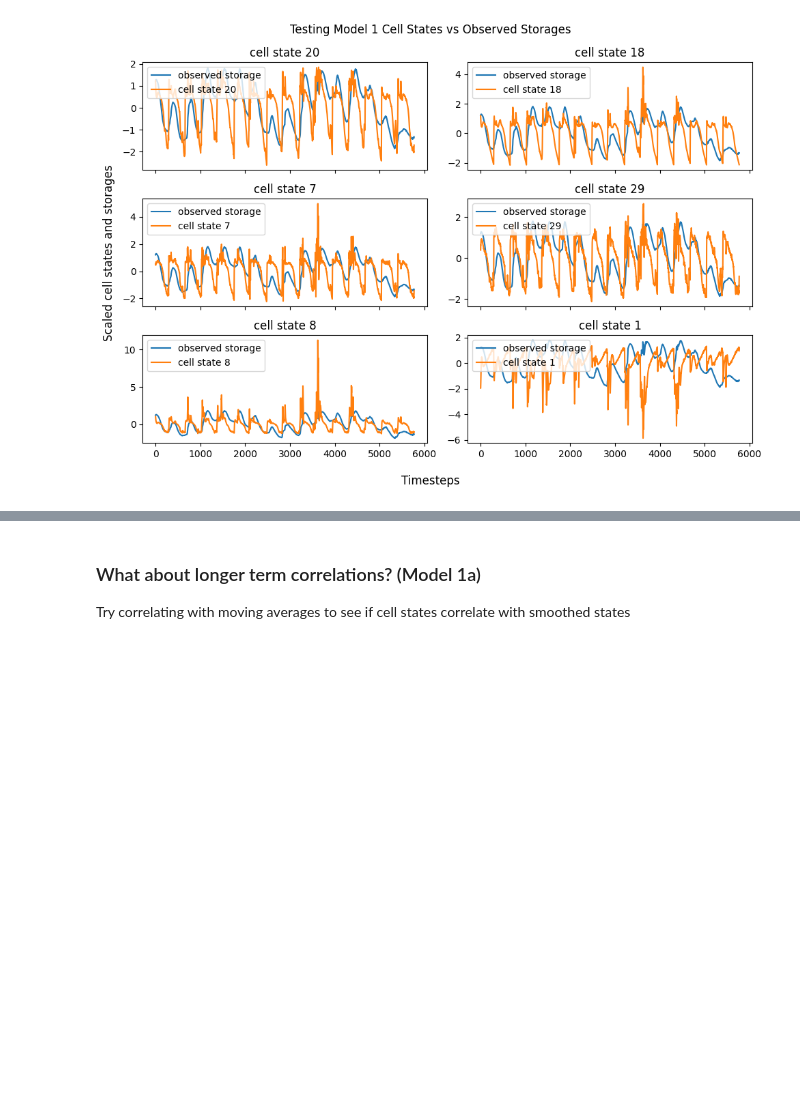
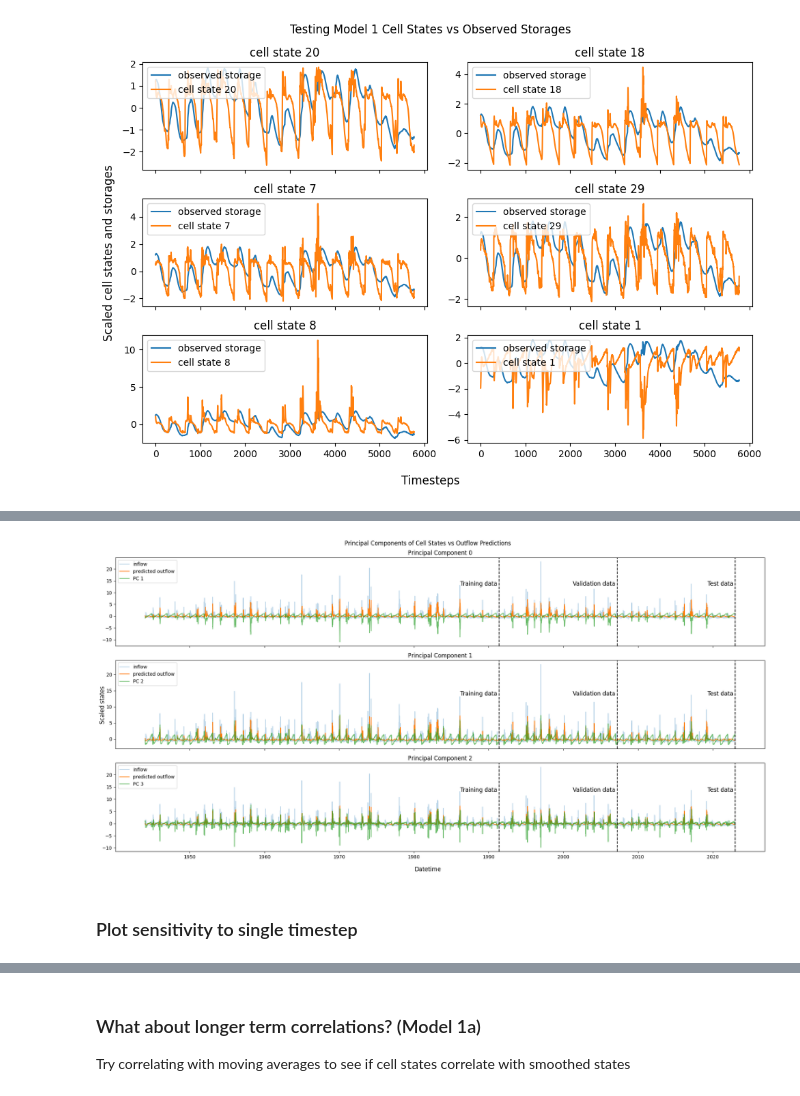
Before and after one commit to Matt2371/DL-reservoir-modeling, a Jupyter notebook: experiments/1e_model1_cell_state.ipynb, the cells around one changed output, grey strips where cells are left out. Saved outputs shown, nothing was run; the diff lists cells and outputs as text; code cells hidden in the pictures; blank space fills up the shorter version.

```diff
--- a/experiments/1e_model1_cell_state.ipynb
+++ b/experiments/1e_model1_cell_state.ipynb
@@ -140,0 +277,30 @@ plt.show()
+# %%
+# Plot first 3 principal components of cell states
+pca_result = cell_pca.get_top_k(top_k=3) # first 3 PC's of shape (# timesteps, 3)
+fig, ax = plt.subplots(nrows=3, sharex=True, figsize=(20, 10))
+
+for k in range(pca_result.shape[1]):
+    ax[k].plot(scale_series(df.inflow, train_data=inflow_train), label='inflow', alpha=0.3)
+    ax[k].plot(df.index, outflow_hat_all, label='predicted outflow')
+    ax[k].plot(df.index, scale_series(pca_result[:, k]), label=f'PC {k + 1}', alpha=0.7)
+    ax[k].legend()
+    ax[k].set_title(f'Principal Component {k}')
+
+# Label train/val/test data
+for current_ax in ax:
+    current_ax.axvline(x=df.index[original_train_len - 1], linestyle='--', color='black')
+    current_ax.text(x=df.index[original_train_len - 1], y=15, s=f'Training data ', ha='right', va='top', size='large')
+    current_ax.axvline(x=df.index[original_train_len + original_val_len - 1], linestyle='--', color='black')
+    current_ax.text(x=df.index[original_train_len + original_val_len - 1], y=15, s=f'Validation data ', ha='right', va='top', size='large')
+    current_ax.axvline(x=df.index[original_train_len + original_val_len + original_test_len - 1], linestyle='--', color='black')
+    current_ax.text(x=df.index[original_train_len + original_val_len + original_test_len - 1], y=15, s=f'Test data ', ha='right', va='top', size='large')
+
+fig.supxlabel('Datetime')
+fig.supylabel('Scaled states')
+fig.suptitle('Principal Components of Cell States vs Outflow Predictions')
+plt.tight_layout()
+plt.show()
+# %% [output]
+[figure, added]
+# %% [markdown]
+### Plot sensitivity to single timestep
```
Also changed, not shown: parts of 16 cells of this notebook, 17 other files.
